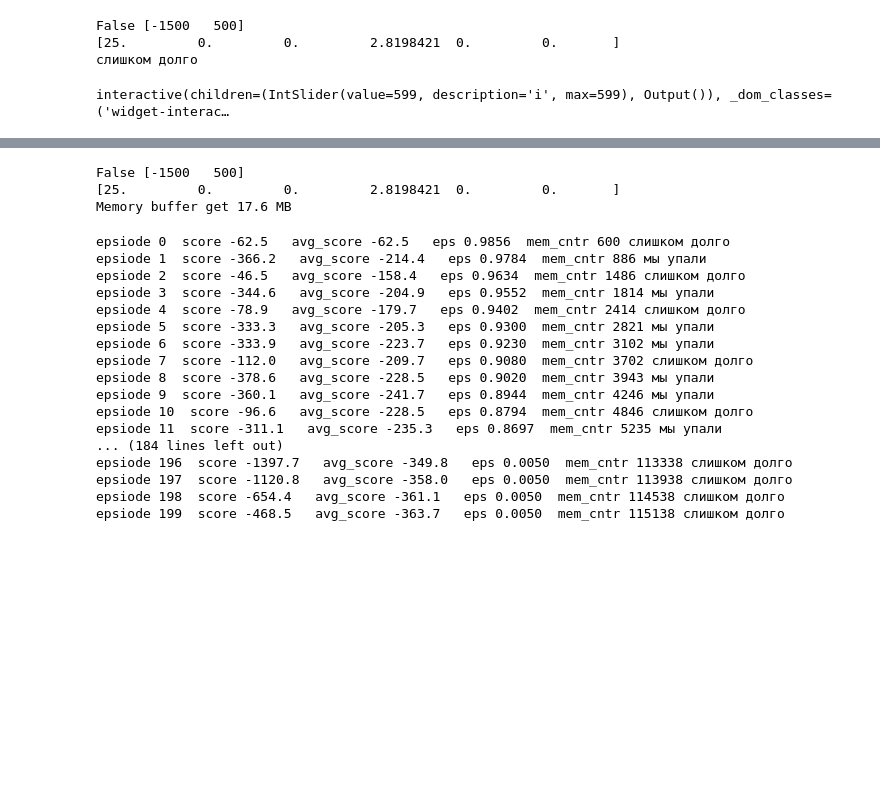
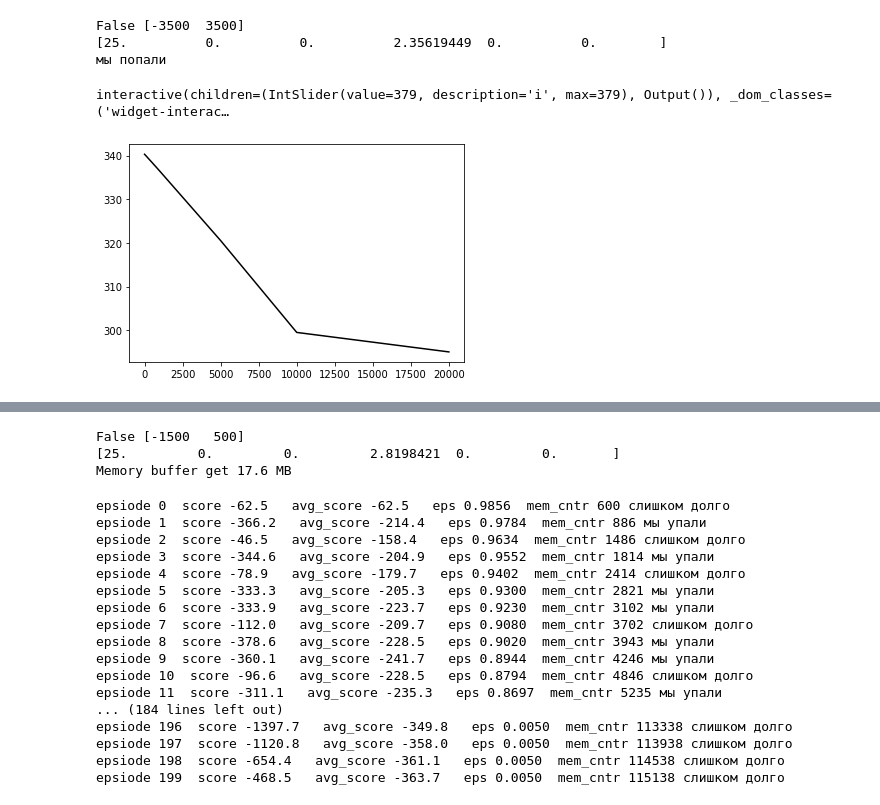
Before and after one commit to TovarnovM/neuro_missile, a Jupyter notebook: src/Обработка2.ipynb, the cells around one changed output, grey strips where cells are left out. Drawn from its saved outputs; the diff is of its cells as text; code cells hidden in the pictures; blank space fills up the shorter version.

```diff
--- a/src/Обработка2.ipynb
+++ b/src/Обработка2.ipynb
@@ -15,7 +18,7 @@ import ipywidgets
 from math import *
 # %config InlineBackend.figure_format = 'svg'
 # %%
-gym = MissileGym.make_simple_scenario((-1500, 500), (-200, 0), missile_vel_abs=1.0)
+gym = MissileGym.make_simple_scenario((-3500, 3500), (-300, 0), missile_vel_abs=1.0)
 done = False
 reward = 0
 obs = gym.reset()
@@ -39,8 +42,8 @@ while not done:
         action_parallel_guidance = -1
     else:
         action_parallel_guidance = 1
-    if np.random.random() < 0.5:
-        action_parallel_guidance = np.random.choice([-1,0,1])
+#     if np.random.random() < 0.5:
+#         action_parallel_guidance = np.random.choice([-1,0,1])
     obs, reward, done, info = gym.step(action_parallel_guidance)
     rews.append((action_parallel_guidance, reward))
     state = gym.get_state()
@@ -51,9 +54,9 @@ while not done:
 #         print(gym.missile.alpha, gym.missile._get_dydt(gym.missile.t, gym.missile.state[:-1])[3])
 print(info['done_reason'])
 # %% [output]
-False [-1500   500]
-[25.         0.         0.         2.8198421  0.         0.       ]
-слишком долго
+False [-3500  3500]
+[25.          0.          0.          2.35619449  0.          0.        ]
+мы попали
 # %%
 %matplotlib inline
 # %%
@@ -159,4 +162,8 @@ def draw(i):
 
     plt.show()
 # %% [output]
-interactive(children=(IntSlider(value=599, description='i', max=599), Output()), _dom_classes=('widget-interac…
+interactive(children=(IntSlider(value=379, description='i', max=379), Output()), _dom_classes=('widget-interac…
+# %%
+gym.missile.a_itr.plot()
+# %% [output]
+[figure, added]
```
Also changed, not shown: parts of 2 cells of this notebook, 22 other files.
